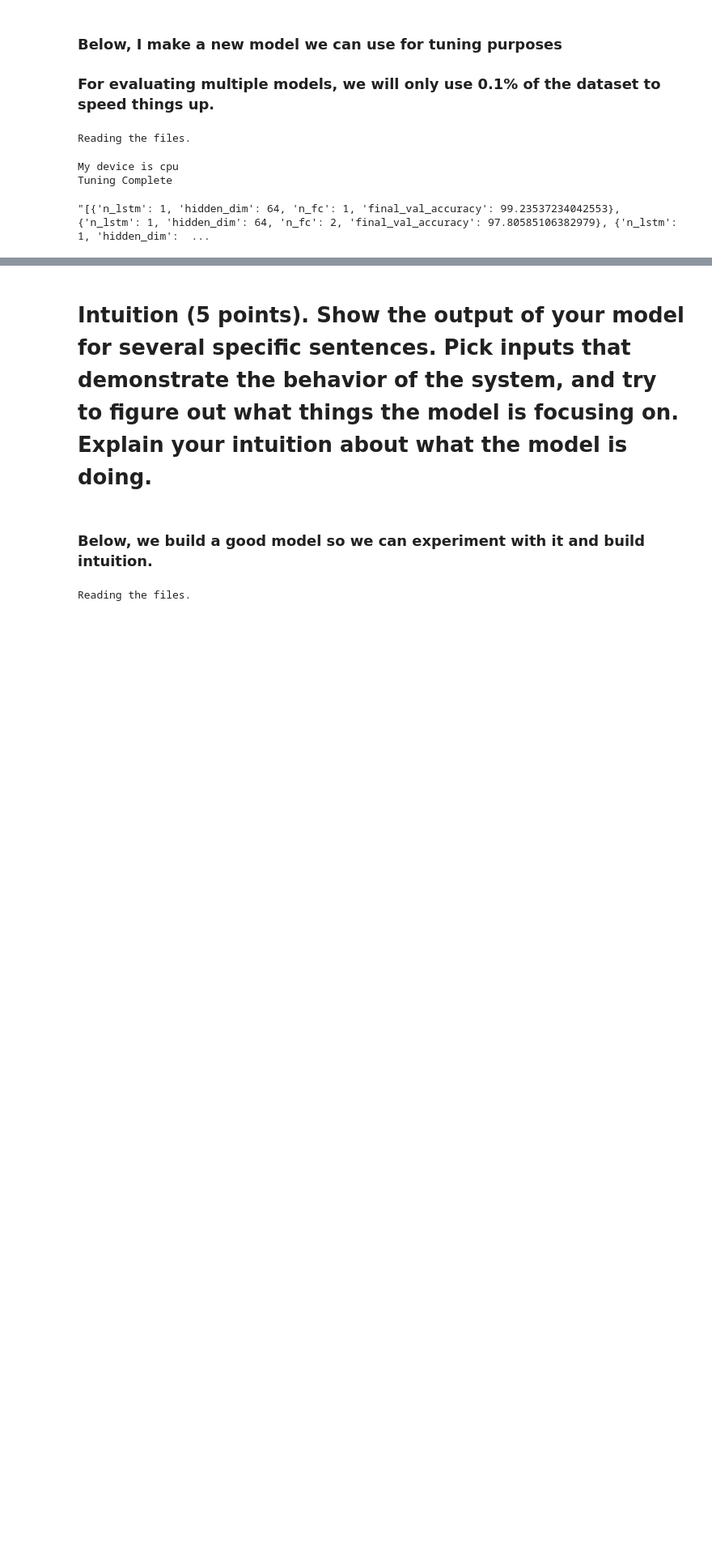
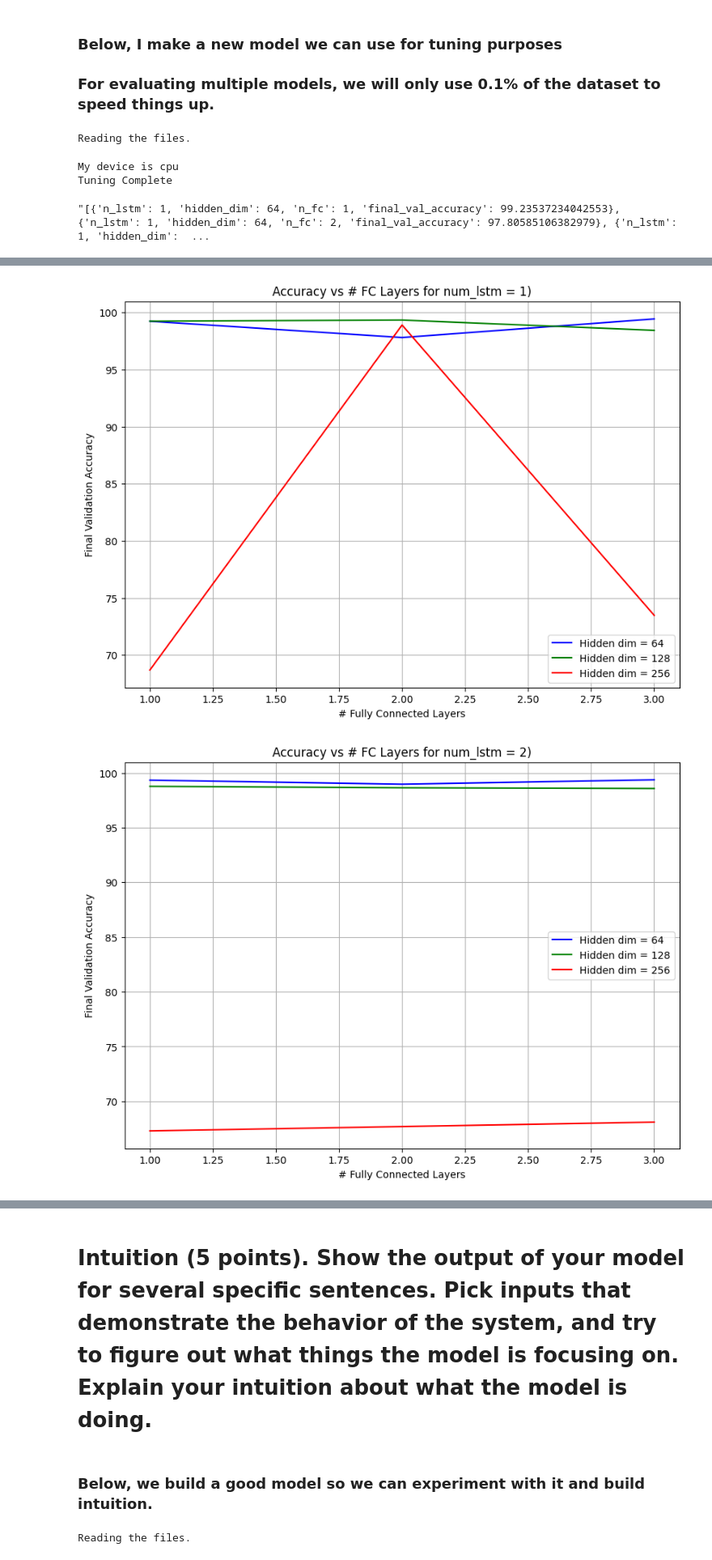
Before and after one commit to bbonifacio-at-mudd/E208HW7, a Jupyter notebook: Homework 7 Primary Notebook.ipynb, the cells around one changed output, grey strips where cells are left out. Shown at 81% size. Drawn from its saved outputs; the diff is of its cells as text; code cells hidden in the pictures; blank space fills up the shorter version.

```diff
--- a/Homework 7 Primary Notebook.ipynb
+++ b/Homework 7 Primary Notebook.ipynb
@@ -870,0 +828,35 @@ plot_hyperparameters_vs_accuracy(results, 'hidden_dim', 256)
+# %%
+def plot_fc_vs_accuracy(finalresults, num_lstm):
+    filtered_results = [r for r in finalresults if r['n_lstm'] == num_lstm]
+    dim64 = [r for r in filtered_results if r['hidden_dim'] == 64]
+    dim128 = [r for r in filtered_results if r['hidden_dim'] == 128]
+    dim256 = [r for r in filtered_results if r['hidden_dim'] == 256]
+
+
+    plt.figure(figsize=(10, 7))
+    colorlist = ["blue", "green", "red"]
+    hs = [64, 128, 256]
+    for index, val in enumerate([dim64, dim128, dim256]):
+        color = colorlist[index]
+        h = hs[index]
+
+        x = [r['n_fc'] for r in val]
+        y = [r['final_val_accuracy'] for r in val]
+        plt.plot(x, y, color=color, markersize=10, label = f"Hidden dim = {h}")
+
+
+    plt.xlabel('# Fully Connected Layers')
+    plt.ylabel('Final Validation Accuracy')
+    plt.title(f'Accuracy vs # FC Layers for num_lstm = {num_lstm})')
+    plt.legend()
+    plt.grid(True)
+    plt.show()
+
+
+
+#plot fc's versus hidden layers below
+for i in range(1, 4):
+    plot_fc_vs_accuracy(results, i)
+# %% [output]
+[figure, added]
+[figure, added]
```
Also changed, not shown: parts of 11 cells of this notebook.
